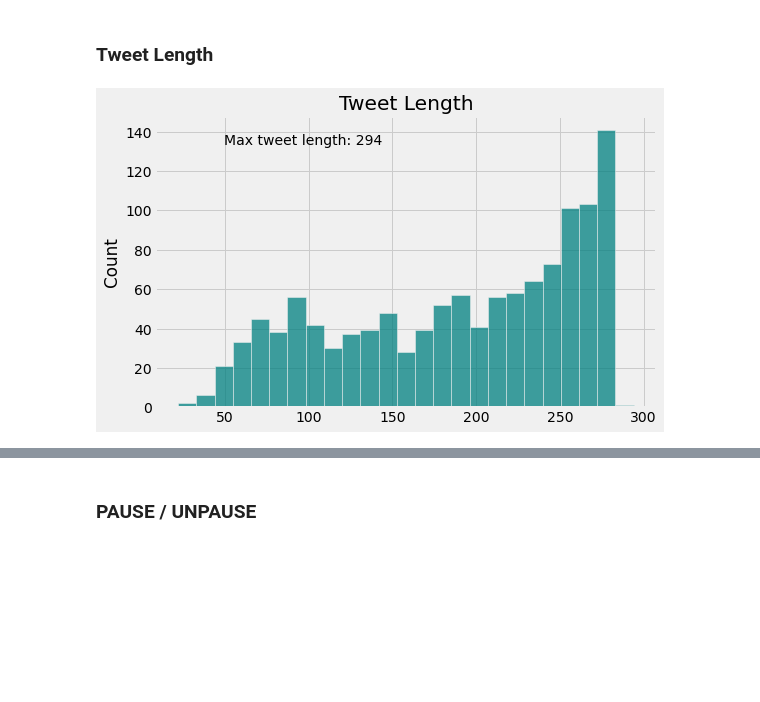
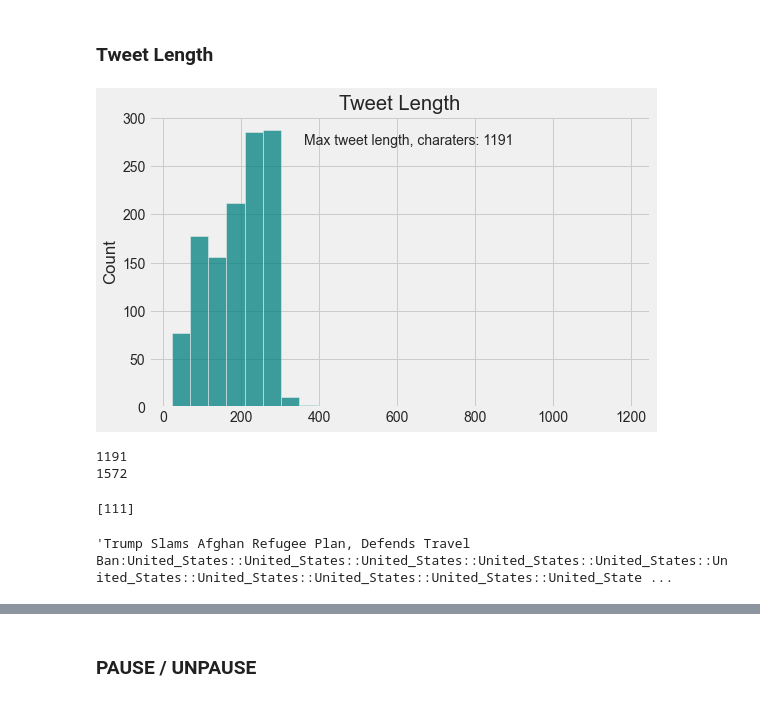
Before and after one commit to loopyQueen/RefugeeSentiment, a Jupyter notebook: dataSplitBalance.ipynb, the cells around one changed output, grey strips where cells are left out. Cells and saved outputs as stored; diff of their text form; code cells hidden in the pictures; blank space fills up the shorter version.

```diff
--- a/dataSplitBalance.ipynb
+++ b/dataSplitBalance.ipynb
@@ -23,0 +23,8 @@ First load the data from csv that was created in the labelData notebook.
+# %%
+tweets_clean = pd.read_csv("archiveData/demoji_tweets_clean.csv", header=0, index_col=0)
+print(tweets_clean.shape)
+print(aa.term_check("❤️", tweets_clean))
+print()
+tweets_unlabeled = pd.read_csv("archiveData/demoji_tweets_unlabeled.csv", header=0, index_col=0)
+print(tweets_unlabeled.shape)
+print(aa.term_check("❤️", tweets_unlabeled))
@@ -53,8 +104,28 @@ IN ADDITION: remember that our evaluation metric will be __F1 and AUC__. Create
 # %%
 plt.figure(figsize=(8, 5))
 sns.histplot([len(s) for s in tweets_clean["ContentClean"]], bins=25, color="teal")
-plt.figtext(.2, .8, "Max tweet length, charaters: {}".format(max([len(s) for s in tweets_clean["ContentClean"]])))
+plt.figtext(.35, .8, "Max tweet length, charaters: {}".format(max([len(s) for s in tweets_clean["ContentClean"]])))
 plt.title('Tweet Length')
+# plt.style.use('ggplot')
+# plt.style.use('seaborn-white')
 plt.show()
 # %% [output]
-[figure, old version]
+[figure, new version]
+# %%
+print(max([len(s) for s in tweets_clean["ContentClean"]]))
+print(max([len(s) for s in tweets_unlabeled["ContentClean"]]))
+# %% [output]
+1191
+1572
+# %%
+long_tweets = []
+for i, tweet in enumerate(tweets_clean["ContentClean"]):
+    if len(tweet) > 500:
+        long_tweets.append(i)
+long_tweets
+# %% [output]
+[111]
+# %%
+tweets_clean["ContentClean"].iloc[111]
+# %% [output]
+'Trump Slams Afghan Refugee Plan, Defends Travel Ban:United_States::United_States::United_States::United_States::United_States::United_States::United_States::United_States::United_States::United_State ...
```
Also changed, not shown: parts of 24 cells of this notebook, 4 other files.
